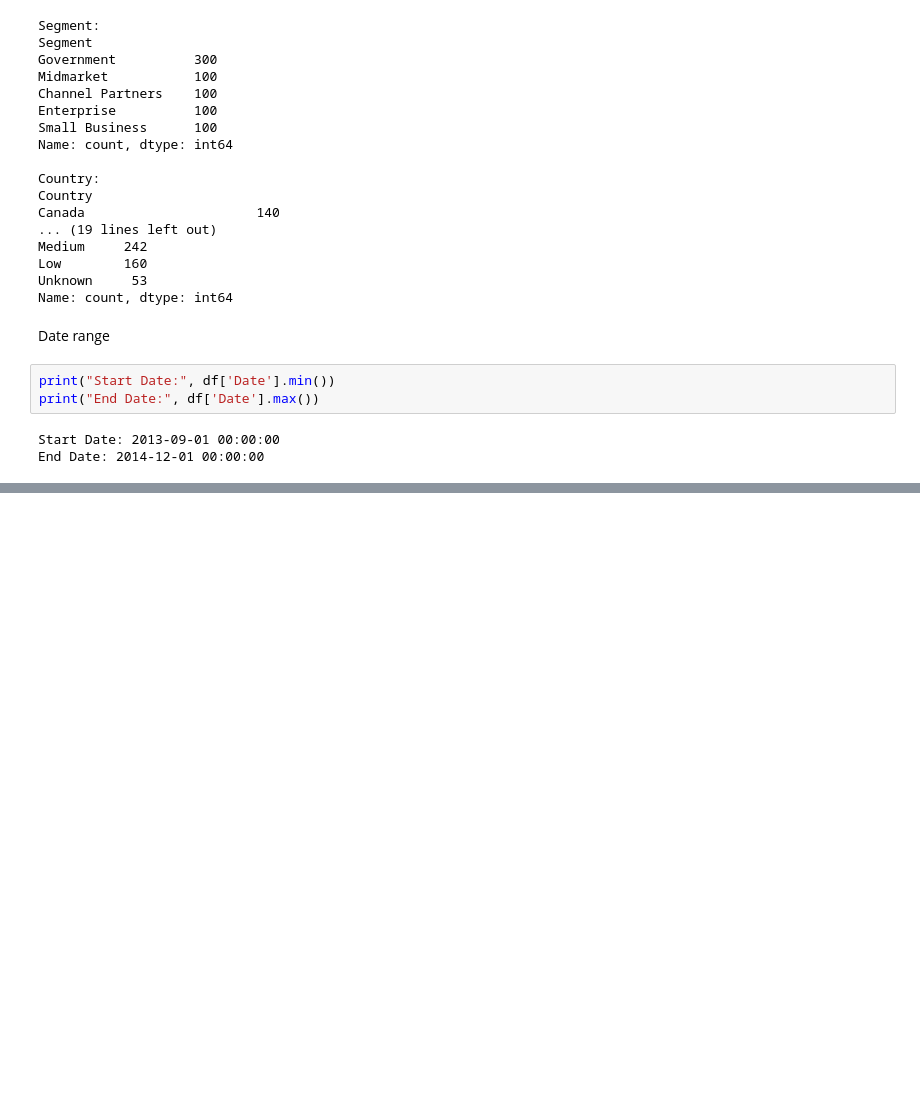
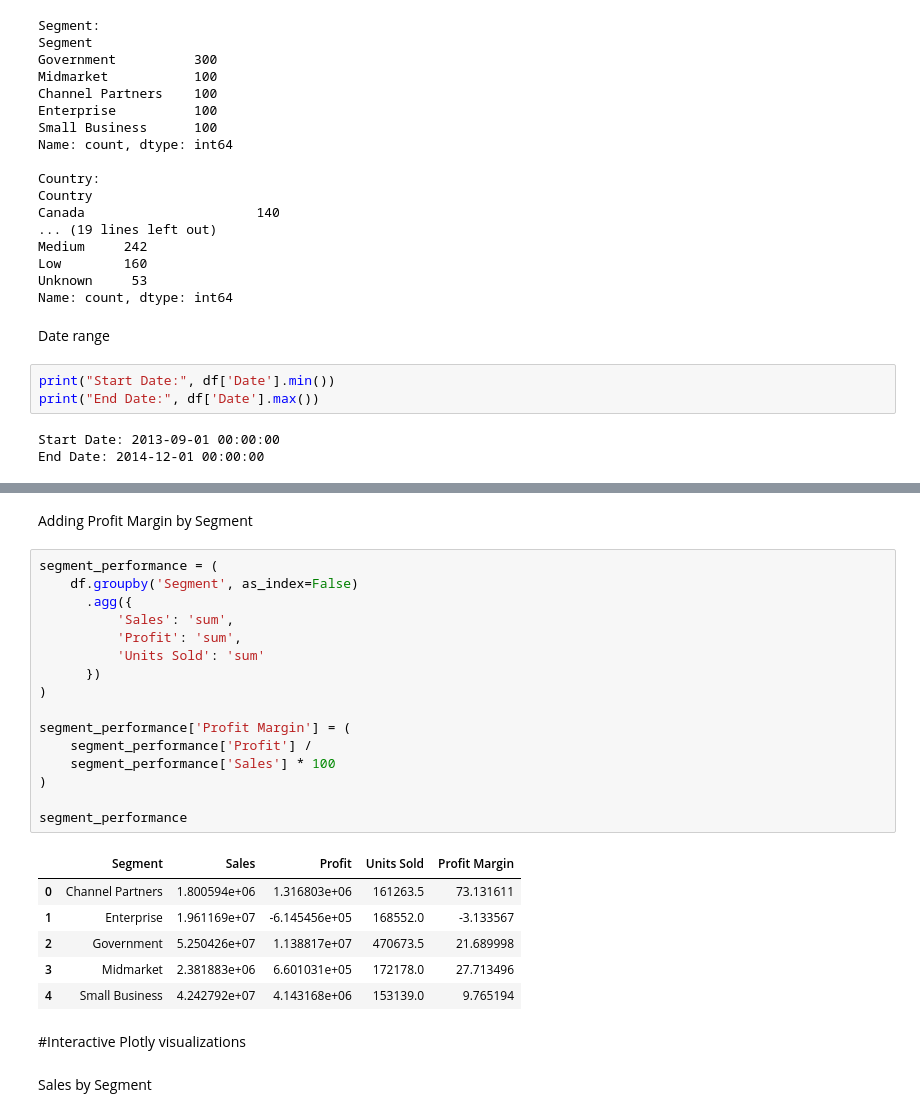
Before and after one commit to IqraSaleemBatool/TechNova_Internship_Task, a Jupyter notebook: Task_03_Financial_KPI_Dashboard/Task_03_Financial_KPI_Dashboard.ipynb, the cells around one changed output, grey strips where cells are left out. Saved outputs shown, nothing was run; the diff lists cells and outputs as text; blank space fills up the shorter version.

```diff
--- a/Task_03_Financial_KPI_Dashboard/Task_03_Financial_KPI_Dashboard.ipynb
+++ b/Task_03_Financial_KPI_Dashboard/Task_03_Financial_KPI_Dashboard.ipynb
@@ -317,0 +575,29 @@ End Date: 2014-12-01 00:00:00
+# %% [markdown]
+Adding Profit Margin by Segment
+# %%
+segment_performance = (
+    df.groupby('Segment', as_index=False)
+      .agg({
+          'Sales': 'sum',
+          'Profit': 'sum',
+          'Units Sold': 'sum'
+      })
+)
+
+segment_performance['Profit Margin'] = (
+    segment_performance['Profit'] /
+    segment_performance['Sales'] * 100
+)
+
+segment_performance
+# %% [output]
+|  | Segment | Sales | Profit | Units Sold | Profit Margin |
+| 0 | Channel Partners | 1.800594e+06 | 1.316803e+06 | 161263.5 | 73.131611 |
+| 1 | Enterprise | 1.961169e+07 | -6.145456e+05 | 168552.0 | -3.133567 |
+| 2 | Government | 5.250426e+07 | 1.138817e+07 | 470673.5 | 21.689998 |
+| 3 | Midmarket | 2.381883e+06 | 6.601031e+05 | 172178.0 | 27.713496 |
+| 4 | Small Business | 4.242792e+07 | 4.143168e+06 | 153139.0 | 9.765194 |
+# %% [markdown]
+#Interactive Plotly visualizations
+# %% [markdown]
+Sales by Segment
```
Also changed, not shown: parts of 45 cells of this notebook.
